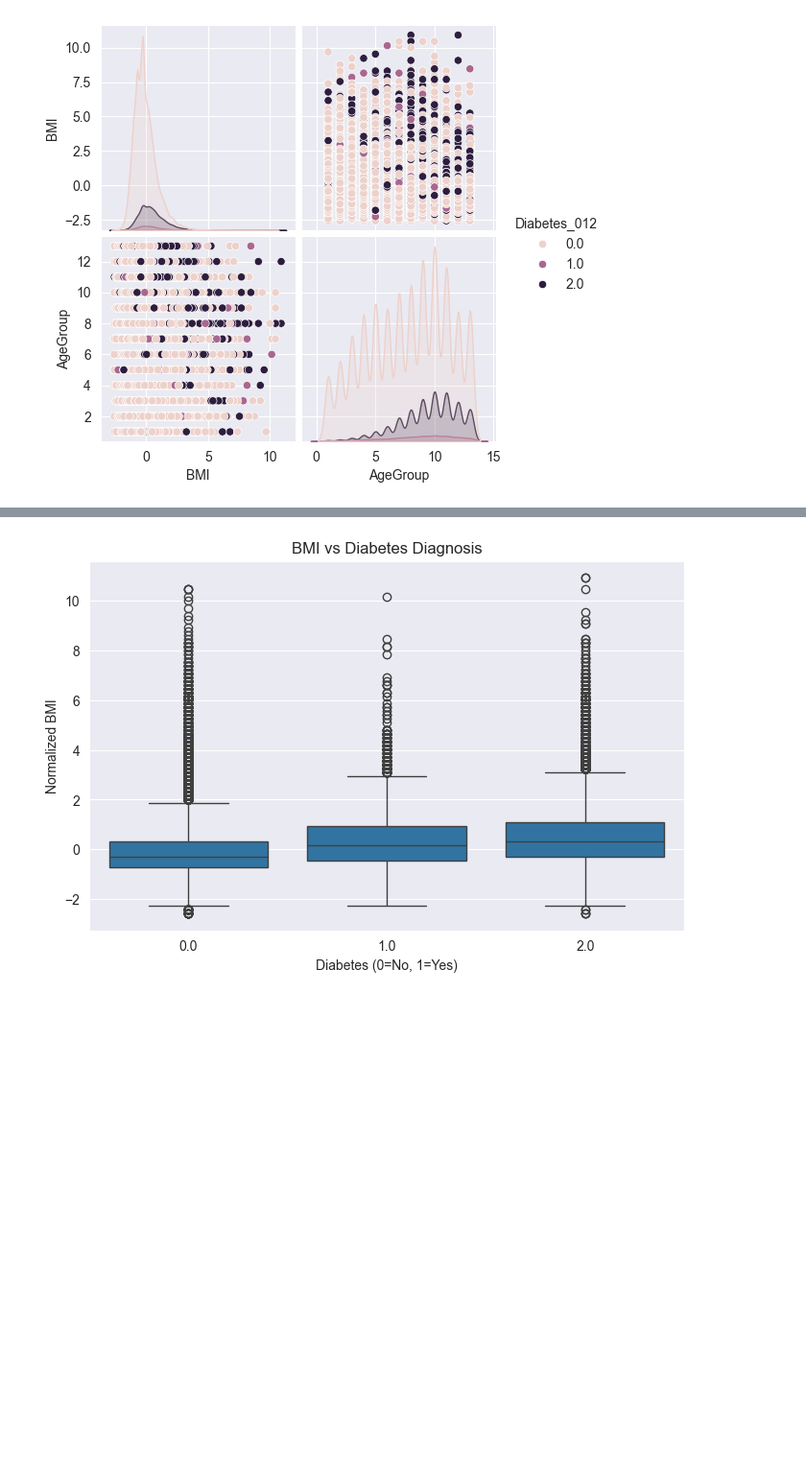
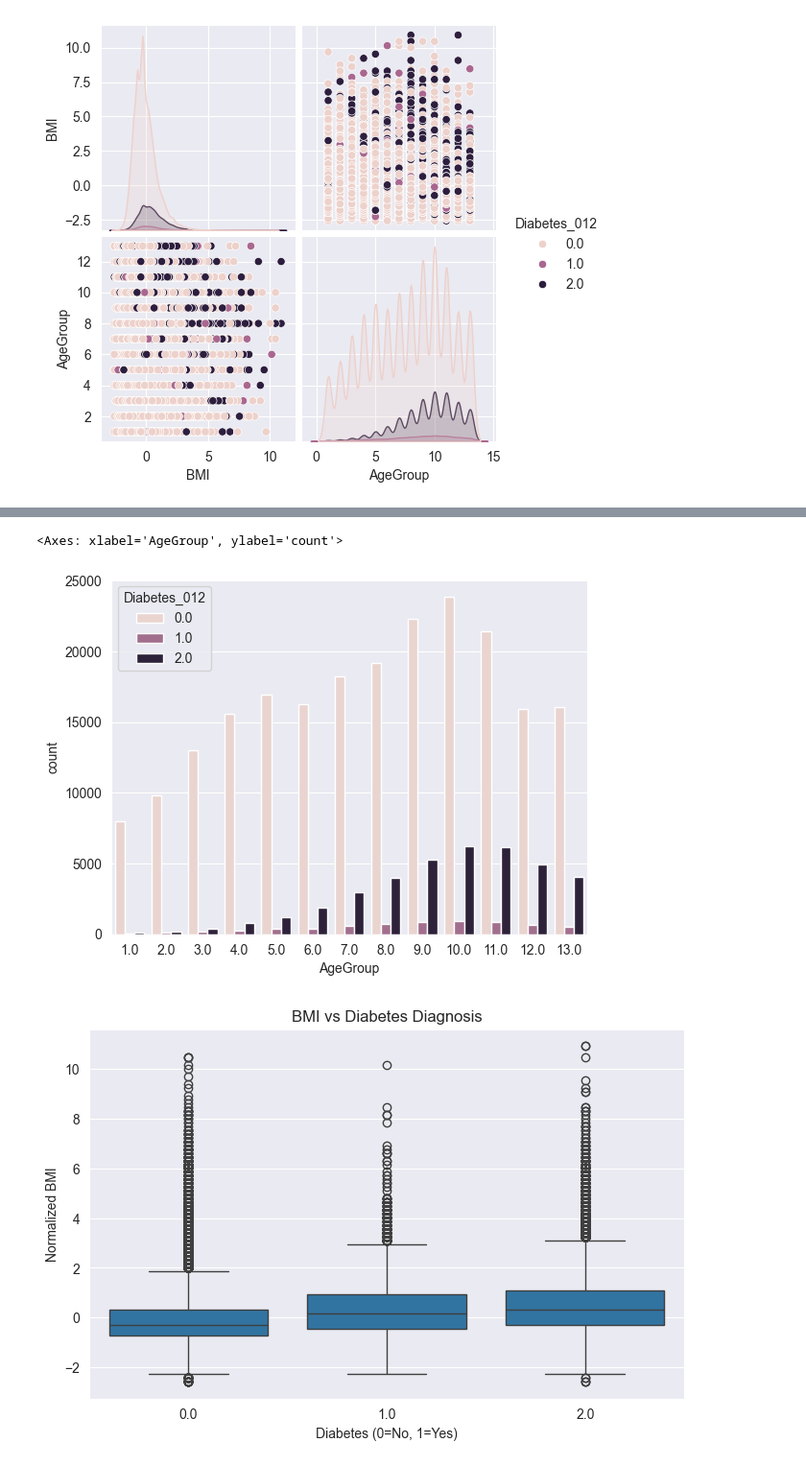
Before and after one commit to HasithaErandika/HealthIntel, a Jupyter notebook: notebooks/01_EDA.ipynb, the cells around one changed output, grey strips where cells are left out. Shown at 96% size. Cells and saved outputs as stored; diff of their text form; code cells hidden in the pictures; blank space fills up the shorter version.

```diff
--- a/notebooks/01_EDA.ipynb
+++ b/notebooks/01_EDA.ipynb
@@ -79,3 +65,8 @@ Name: proportion, dtype: float64
+# %%
+sns.countplot(x='AgeGroup', hue='Diabetes_012', data=df)
+# %% [output]
+<Axes: xlabel='AgeGroup', ylabel='count'>
+[figure, added]
 # %%
 # Preprocessing
 numeric_cols = ['BMI', 'MentHlth', 'PhysHlth']
```
Also changed, not shown: parts of 4 cells of this notebook.
